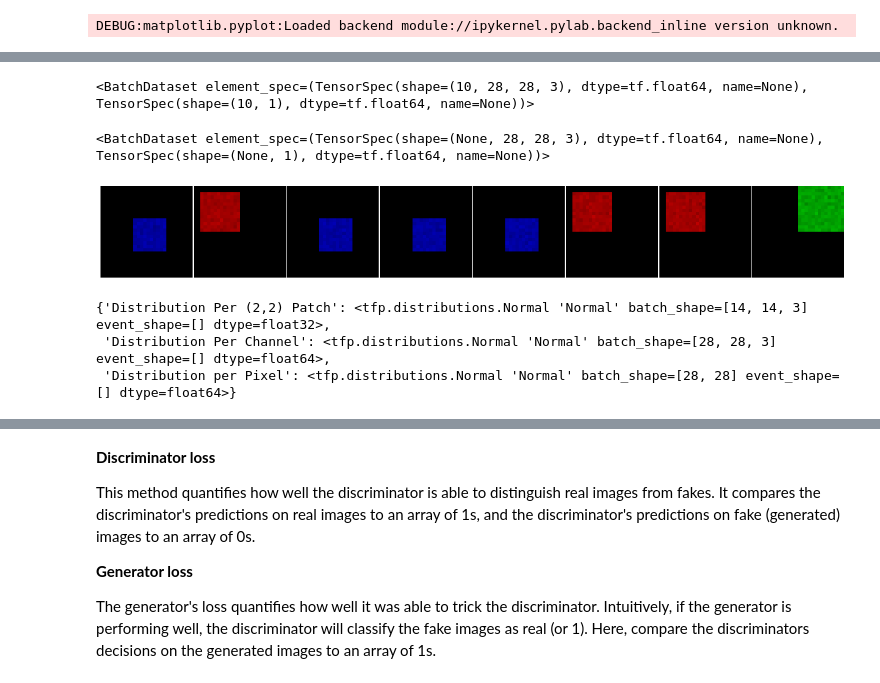
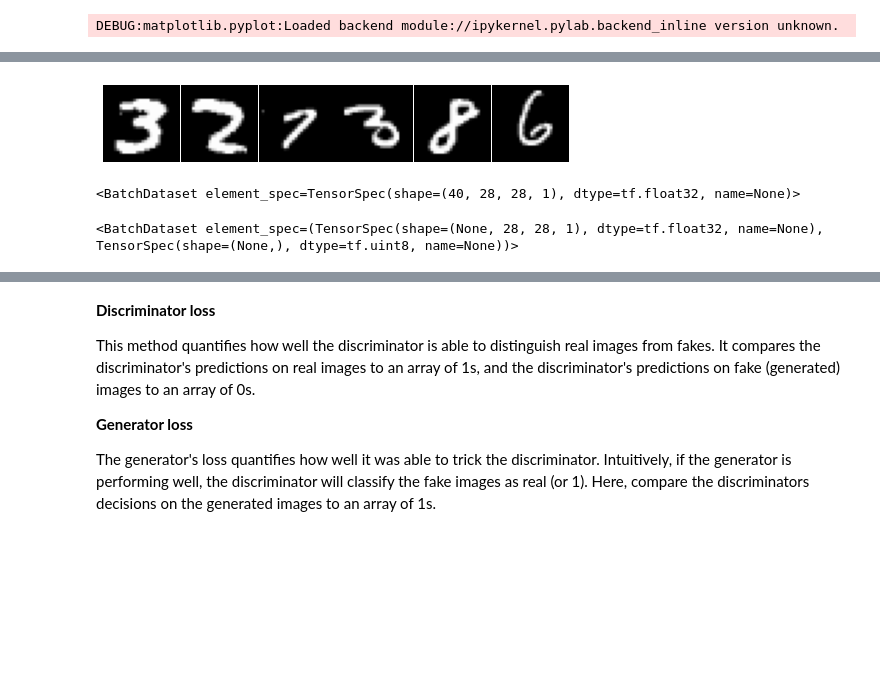
Before and after one commit to zacrostxt/TrackGAN, a Jupyter notebook: TrackGAN.ipynb, the cells around one changed output, grey strips where cells are left out. Drawn from its saved outputs; the diff is of its cells as text; code cells hidden in the pictures; blank space fills up the shorter version.

```diff
--- a/TrackGAN.ipynb
+++ b/TrackGAN.ipynb
@@ -79,6 +81,6 @@ Mounted at /content/drive
 DEBUG:matplotlib.pyplot:Loaded backend module://ipykernel.pylab.backend_inline version unknown.
 # %%
 def rlib():
-  libs = [keras_utils , keras_models , image_utils, train_asses, data_utils , custom_metrics]
+  libs = [keras_utils , keras_models , image_utils, train_asses, data_utils , custom_metrics, datasets_manager, keras_model_wrappers]
   for lib in libs:
     importlib.reload(lib)
@@ -148,0 +87,12 @@ WARNING:matplotlib.image:Clipping input data to the valid range for imshow with
+# %%
+# Mnist 0-9 digits dataset
+X_, Y_ = datasets_manager.mnist_digit_dataset()
+rlib()
+# Create Fake Dataset FOR TESTING RELATIVE DATA DISTRIBUTION
+#X_, Y_= datasets_manager.dummy_RGB_dataset()
+# Some image trasformation applied
+#X_, Y_= datasets_manager.dummy_RGB_dataset_transformed()
+
+
+image_utils.display_multiple_image( X_[27:33], size = [600,300])
+# %% [output]
@@ -149,34 +104,34 @@ WARNING:matplotlib.image:Clipping input data to the valid range for imshow with
+[figure, added]
 # %%
-BATCH_SIZE = 10
+BATCH_SIZE = 40
 BUFFER_SIZE = X_.shape[0]
+n_class = 10
 
-training_dataset = tf.data.Dataset.from_tensor_slices((X_,Y_))
+training_dataset = tf.data.Dataset.from_tensor_slices( image_utils.normalize_images(X_) )
 # Normalize
-training_dataset = training_dataset.map(image_utils.normalize_image)
+#training_dataset = training_dataset.map(image_utils.normalize_image)
 # To One Hot
 #training_dataset = training_dataset.map(train_asses.to_one_hot_encode)
 # Batch and shuffle the data
 training_dataset = training_dataset.shuffle(BUFFER_SIZE).batch(BATCH_SIZE,drop_remainder=True) # In Order to have the same batch Dimension, without a repeat dataset - To change
 
 
-valid_dataset = tf.data.Dataset.from_tensor_slices((X_[-BATCH_SIZE:],Y_[-BATCH_SIZE:]))
+#valid_dataset = tf.data.Dataset.from_tensor_slices((X_[-BATCH_SIZE:],Y_[-BATCH_SIZE:]))
 # Normalize
-valid_dataset = valid_dataset.map(image_utils.normalize_image)
+#valid_dataset = valid_dataset.map(image_utils.normalize_image)
 # To One Hot
 #valid_dataset = valid_dataset.map(train_asses.to_one_hot_encode)
 # To Batch
-valid_dataset = valid_dataset.batch(BATCH_SIZE)
+#valid_dataset = valid_dataset.batch(BATCH_SIZE)
 
 
 training_dataset
-print()
-valid_dataset
+#print()
+#valid_dataset
 # %% [output]
-<BatchDataset element_spec=(TensorSpec(shape=(10, 28, 28, 3), dtype=tf.float64, name=None), TensorSpec(shape=(10, 1), dtype=tf.float64, name=None))>
+<BatchDataset element_spec=TensorSpec(shape=(40, 28, 28, 1), dtype=tf.float32, name=None)>
-<BatchDataset element_spec=(TensorSpec(shape=(None, 28, 28, 3), dtype=tf.float64, name=None), TensorSpec(shape=(None, 1), dtype=tf.float64, name=None))>
+<BatchDataset element_spec=(TensorSpec(shape=(None, 28, 28, 1), dtype=tf.float32, name=None), TensorSpec(shape=(None,), dtype=tf.uint8, name=None))>
 # %%
-for x,y in training_dataset:
+for x in training_dataset:
   image_utils.display_multiple_image(x[:8] , size=[1500,2000] , denormalize=True)
   break
-# %% [output]
-[figure, removed]
@@ -206,7 +137,0 @@ print()
-# %%
-distributions = {"Distribution per Pixel" : px_dist , "Distribution Per Channel" : ch_px_dist , "Distribution Per (2,2) Patch" :  patch_ch_px_dist}
-distributions
-# %% [output]
-{'Distribution Per (2,2) Patch': <tfp.distributions.Normal 'Normal' batch_shape=[14, 14, 3] event_shape=[] dtype=float32>,
- 'Distribution Per Channel': <tfp.distributions.Normal 'Normal' batch_shape=[28, 28, 3] event_shape=[] dtype=float64>,
- 'Distribution per Pixel': <tfp.distributions.Normal 'Normal' batch_shape=[28, 28] event_shape=[] dtype=float64>}
```
Also changed, not shown: parts of 27 cells of this notebook, 9 other files.
